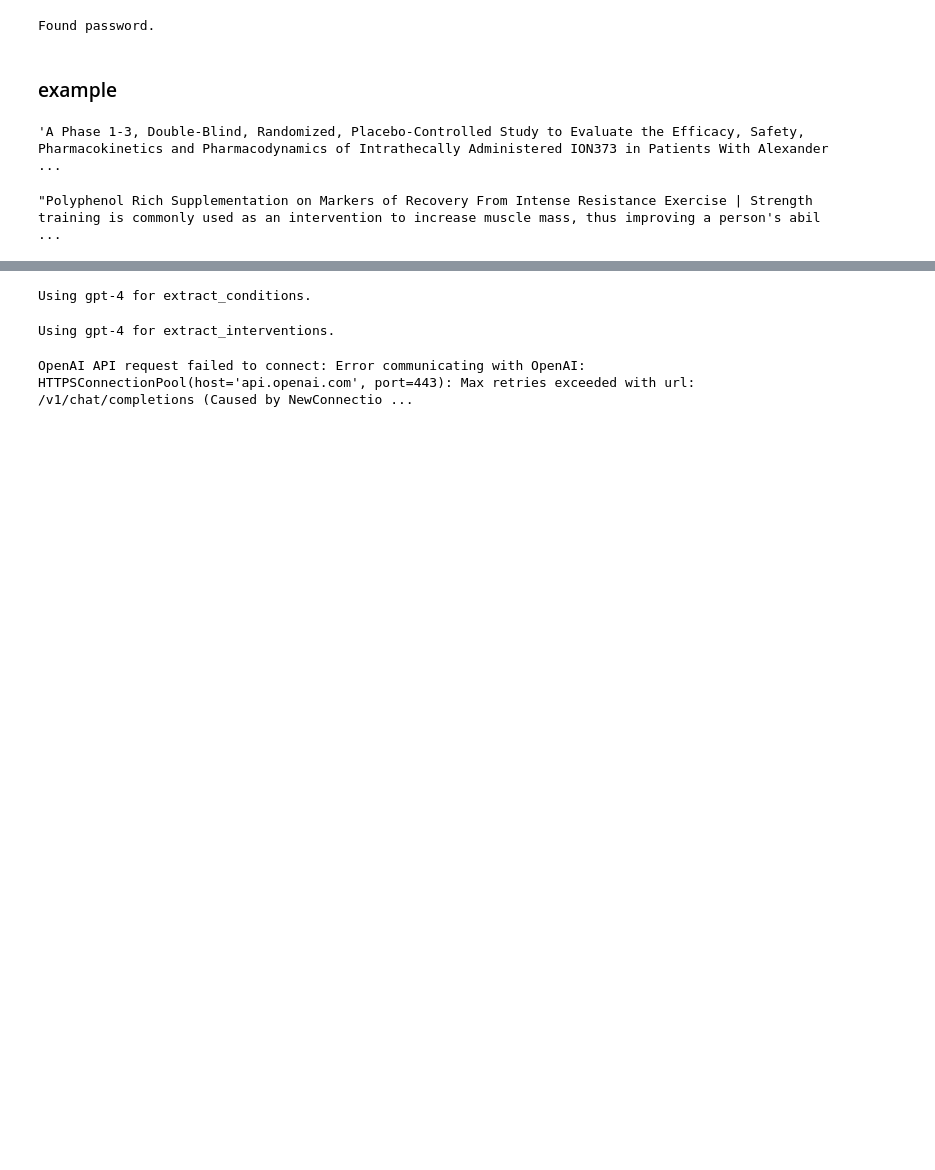
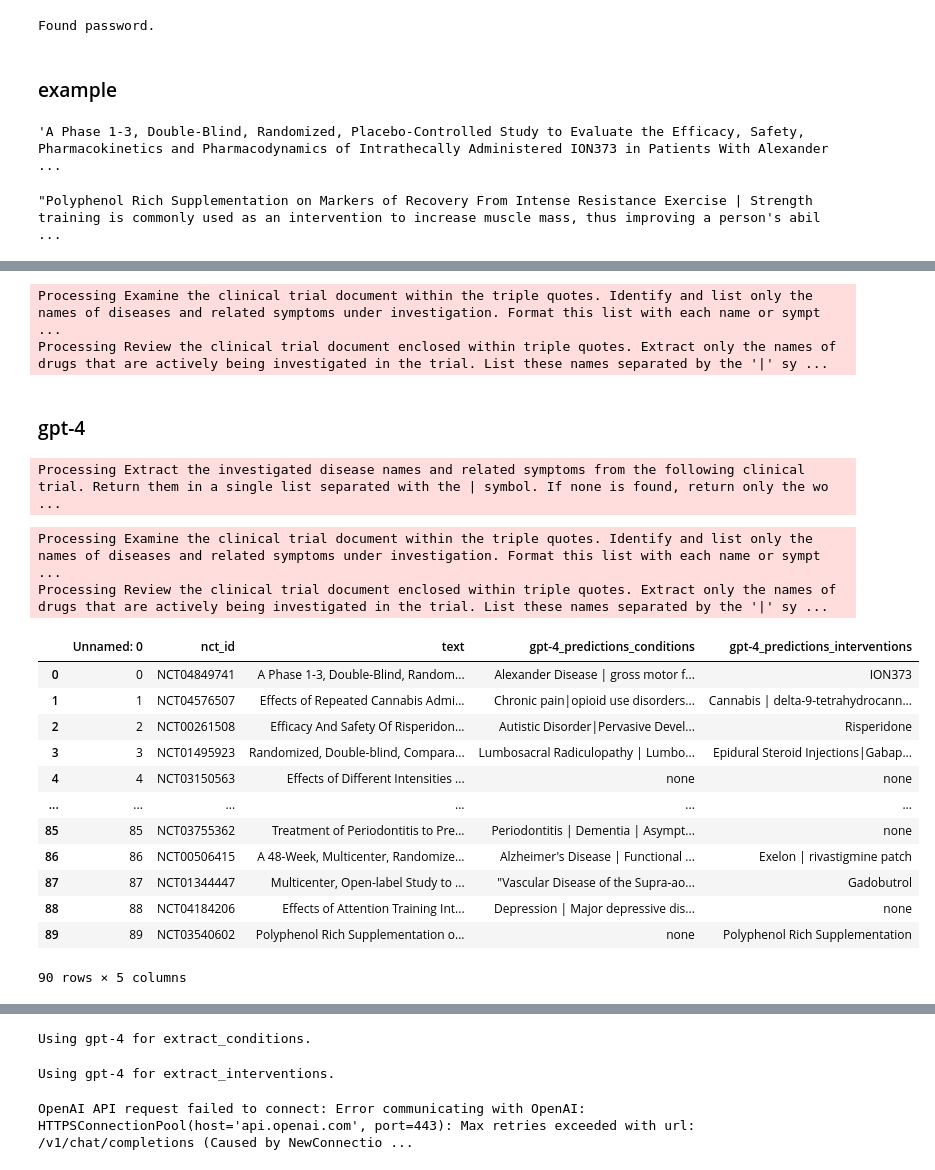
Before and after one commit to Ineichen-Group/NeuroTrialNER, a Jupyter notebook: models/gpt/Annotate with GPT.ipynb, the cells around one changed output, grey strips where cells are left out. Drawn from its saved outputs; the diff is of its cells as text; code cells hidden in the pictures; blank space fills up the shorter version.

Commit message:
Tested different gpt prompting strategies, added BERT base

```diff
--- a/models/gpt/Annotate with GPT.ipynb
+++ b/models/gpt/Annotate with GPT.ipynb
@@ -124,0 +213,36 @@ def apply_gpt_with_progress(data_series, task, gpt_model="gpt-3.5-turbo"):
+# %%
+annotations_gpt_3_5 = annotate_clean_save(ds_annotated_full.copy(), "gpt-3.5-turbo", conditions_prompt_v2, interventions_prompt_v2, out_file_suffix="prompt_v2")
+# %% [output]
+Processing Examine the clinical trial document within the triple quotes. Identify and list only the names of diseases and related symptoms under investigation. Format this list with each name or sympt ...
+Processing Review the clinical trial document enclosed within triple quotes. Extract only the names of drugs that are actively being investigated in the trial. List these names separated by the '|' sy ...
+# %% [markdown]
+### gpt-4
+# %%
+annotations_gpt_4 = annotate_clean_save(ds_annotated_full.copy(), "gpt-4", conditions_prompt_v1, interventions_prompt_v1, out_file_suffix="prompt_v1")
+# %% [output]
+Processing Extract the investigated disease names and related symptoms from the following clinical trial. Return them in a single list separated with the | symbol. If none is found, return only the wo ...
+# %%
+annotations_gpt_4 = annotate_clean_save(ds_annotated_full.copy(), "gpt-4", conditions_prompt_v2, interventions_prompt_v2, out_file_suffix="prompt_v2")
+# %% [output]
+Processing Examine the clinical trial document within the triple quotes. Identify and list only the names of diseases and related symptoms under investigation. Format this list with each name or sympt ...
+Processing Review the clinical trial document enclosed within triple quotes. Extract only the names of drugs that are actively being investigated in the trial. List these names separated by the '|' sy ...
+# %%
+gpt_model = "gpt-4"
+out_file_suffix = "prompt_v2"
+gpt_4 = pd.read_csv(f"../predictions/ct_neuro_test_annotated_{gpt_model}_{out_file_suffix}_20240129.csv")
+# %%
+gpt_4
+# %% [output]
+|  | Unnamed: 0 | nct_id | text | gpt-4_predictions_conditions | gpt-4_predictions_interventions |
+| 0 | 0 | NCT04849741 | A Phase 1-3, Double-Blind, Random... | Alexander Disease | gross motor f... | ION373 |
+| 1 | 1 | NCT04576507 | Effects of Repeated Cannabis Admi... | Chronic pain|opioid use disorders... | Cannabis | delta-9-tetrahydrocann... |
+| 2 | 2 | NCT00261508 | Efficacy And Safety Of Risperidon... | Autistic Disorder|Pervasive Devel... | Risperidone |
+| 3 | 3 | NCT01495923 | Randomized, Double-blind, Compara... | Lumbosacral Radiculopathy | Lumbo... | Epidural Steroid Injections|Gabap... |
+| 4 | 4 | NCT03150563 | Effects of Different Intensities ... | none | none |
+| ... | ... | ... | ... | ... | ... |
+| 85 | 85 | NCT03755362 | Treatment of Periodontitis to Pre... | Periodontitis | Dementia | Asympt... | none |
+| 86 | 86 | NCT00506415 | A 48-Week, Multicenter, Randomize... | Alzheimer's Disease | Functional ... | Exelon | rivastigmine patch |
+| 87 | 87 | NCT01344447 | Multicenter, Open-label Study to ... | "Vascular Disease of the Supra-ao... | Gadobutrol |
+| 88 | 88 | NCT04184206 | Effects of Attention Training Int... | Depression | Major depressive dis... | none |
+| 89 | 89 | NCT03540602 | Polyphenol Rich Supplementation o... | none | Polyphenol Rich Supplementation |
+90 rows × 5 columns
```
Also changed, not shown: parts of 33 cells of this notebook, 23 other files.
